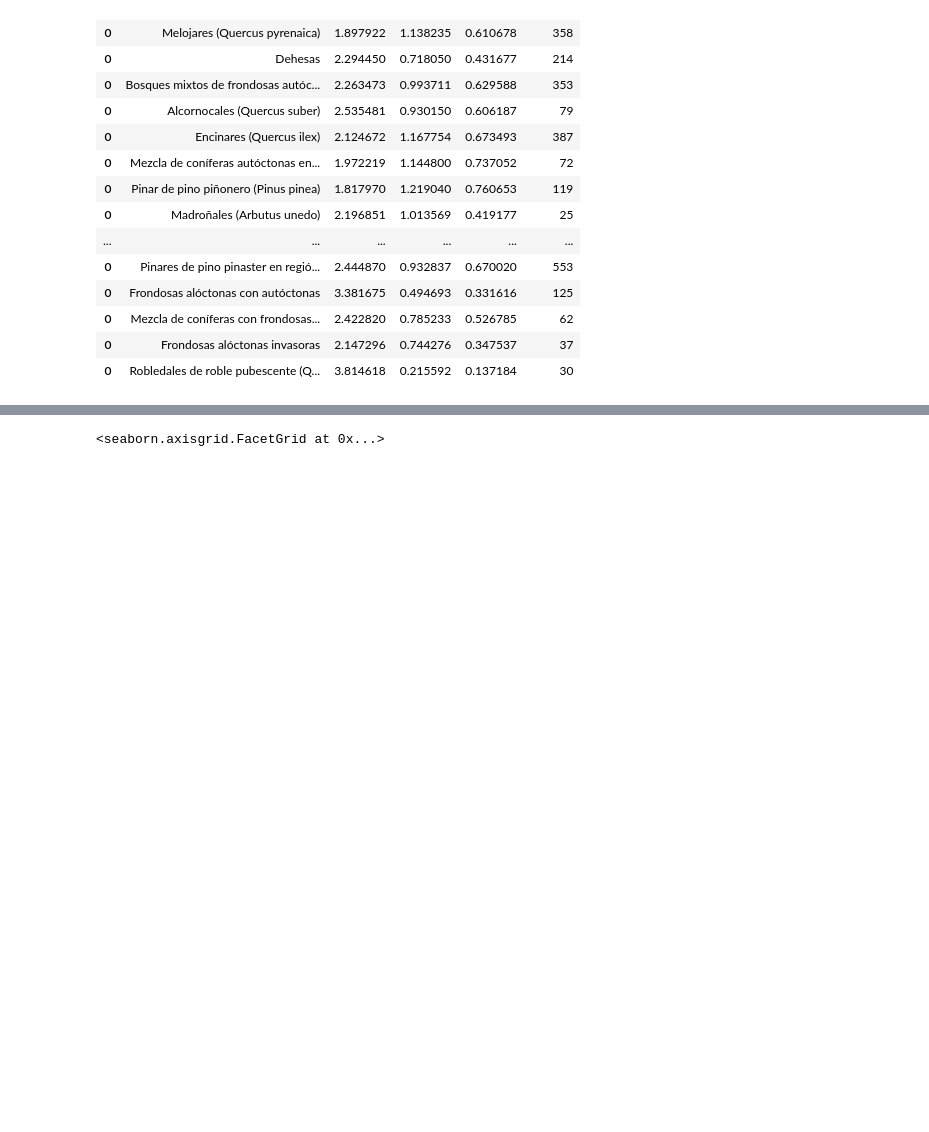
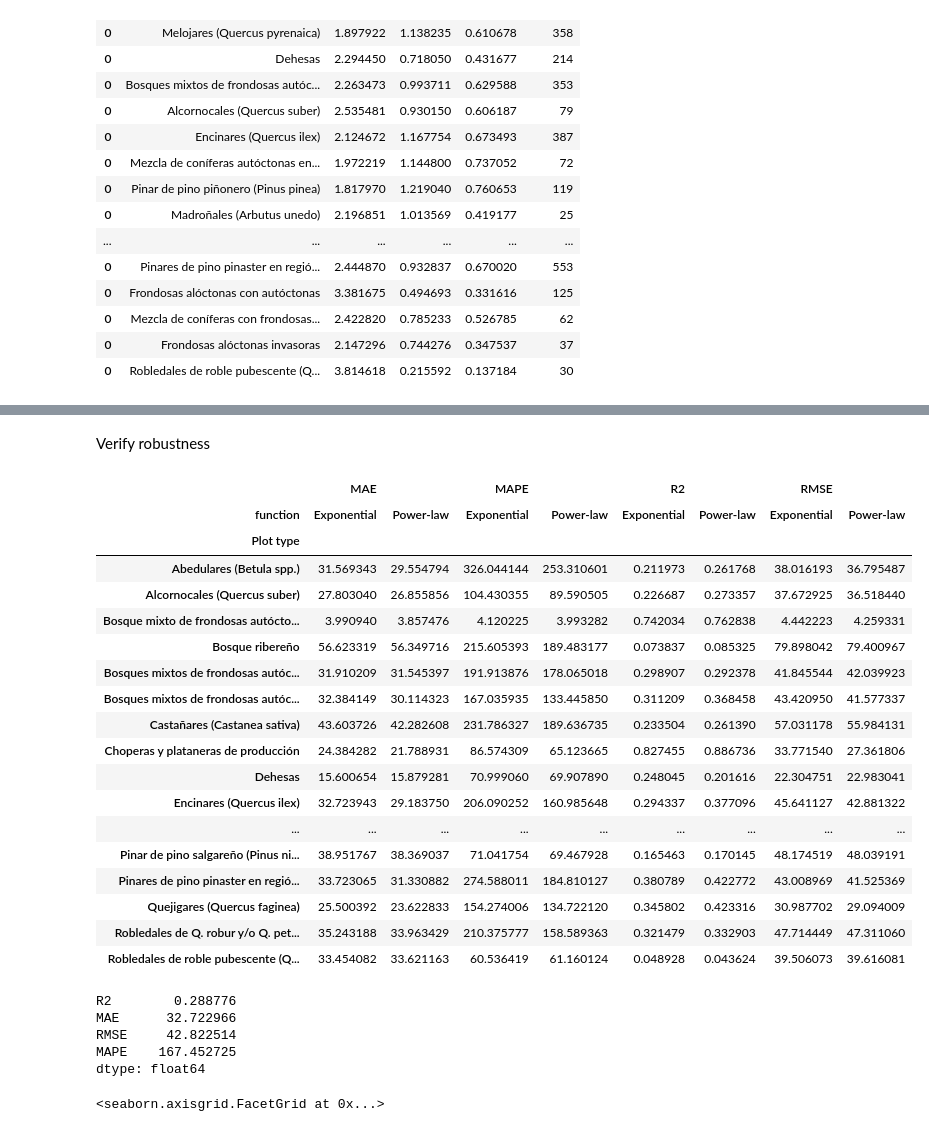
Before and after one commit to diegomvd/iberian.carbon, a Jupyter notebook: sample_canopy_height_NFI.ipynb, the cells around one changed output, grey strips where cells are left out. Cells and saved outputs as stored; diff of their text form; code cells hidden in the pictures; blank space fills up the shorter version.

```diff
--- a/sample_canopy_height_NFI.ipynb
+++ b/sample_canopy_height_NFI.ipynb
@@ -148 +193,72 @@ allometries
+# %% [markdown]
+Verify robustness
+# %%
+def power_law(x,a,b):
+    return a*np.power(x,b)
+
+def exponential(x,a,b):
+    return np.exp(a+x*b)
+
+from scipy.optimize import curve_fit
+
+error_df = pd.DataFrame()
+
+for function in [power_law,exponential]:
+    if function == power_law:
+        func_name = 'Power-law'
+    else:
+        func_name = 'Exponential'
+    for plot_type in df['Plot type'].unique():
+
+        df_plot = df[df['Plot type']==plot_type]
+
+        true_agbd = df_plot['AGB']
+        hmean = df_plot['Hmean']
+
+        try:
+            fit = curve_fit(function,hmean,true_agbd,method='lm')
+            a = fit[0][0]
+            b = fit[0][1]
+
+            fitted_agbd = function(hmean,a,b)
+            R2 = r2_score(true_agbd,fitted_agbd)
+            mae = mean_absolute_error(true_agbd,fitted_agbd)
+            rmse = root_mean_squared_error(true_agbd,fitted_agbd)
+            mape = mean_absolute_percentage_error(true_agbd,fitted_agbd)*100
+
+
+            new_row = pd.DataFrame({'Plot type':[plot_type],'function':func_name,'R2':[R2],'MAE':[mae],'RMSE':[rmse],'MAPE':[mape]})
+            error_df = pd.concat([error_df,new_row],axis='rows')
+        except:
+            continue
+
+error_df.pivot_table(index='Plot type',columns='function',values=['R2','MAE','RMSE','MAPE'])
+# %% [output]
+|  | MAE |  | MAPE |  | R2 |  | RMSE |  |
+| function | Exponential | Power-law | Exponential | Power-law | Exponential | Power-law | Exponential | Power-law |
+| Plot type |  |  |  |  |  |  |  |  |
+| Abedulares (Betula spp.) | 31.569343 | 29.554794 | 326.044144 | 253.310601 | 0.211973 | 0.261768 | 38.016193 | 36.795487 |
+| Alcornocales (Quercus suber) | 27.803040 | 26.855856 | 104.430355 | 89.590505 | 0.226687 | 0.273357 | 37.672925 | 36.518440 |
+| Bosque mixto de frondosas autócto... | 3.990940 | 3.857476 | 4.120225 | 3.993282 | 0.742034 | 0.762838 | 4.442223 | 4.259331 |
+| Bosque ribereño | 56.623319 | 56.349716 | 215.605393 | 189.483177 | 0.073837 | 0.085325 | 79.898042 | 79.400967 |
+| Bosques mixtos de frondosas autóc... | 31.910209 | 31.545397 | 191.913876 | 178.065018 | 0.298907 | 0.292378 | 41.845544 | 42.039923 |
+| Bosques mixtos de frondosas autóc... | 32.384149 | 30.114323 | 167.035935 | 133.445850 | 0.311209 | 0.368458 | 43.420950 | 41.577337 |
+| Castañares (Castanea sativa) | 43.603726 | 42.282608 | 231.786327 | 189.636735 | 0.233504 | 0.261390 | 57.031178 | 55.984131 |
+| Choperas y plataneras de producción | 24.384282 | 21.788931 | 86.574309 | 65.123665 | 0.827455 | 0.886736 | 33.771540 | 27.361806 |
+| Dehesas | 15.600654 | 15.879281 | 70.999060 | 69.907890 | 0.248045 | 0.201616 | 22.304751 | 22.983041 |
+| Encinares (Quercus ilex) | 32.723943 | 29.183750 | 206.090252 | 160.985648 | 0.294337 | 0.377096 | 45.641127 | 42.881322 |
+| ... | ... | ... | ... | ... | ... | ... | ... | ... |
+| Pinar de pino salgareño (Pinus ni... | 38.951767 | 38.369037 | 71.041754 | 69.467928 | 0.165463 | 0.170145 | 48.174519 | 48.039191 |
+| Pinares de pino pinaster en regió... | 33.723065 | 31.330882 | 274.588011 | 184.810127 | 0.380789 | 0.422772 | 43.008969 | 41.525369 |
+| Quejigares (Quercus faginea) | 25.500392 | 23.622833 | 154.274006 | 134.722120 | 0.345802 | 0.423316 | 30.987702 | 29.094009 |
+| Robledales de Q. robur y/o Q. pet... | 35.243188 | 33.963429 | 210.375777 | 158.589363 | 0.321479 | 0.332903 | 47.714449 | 47.311060 |
+| Robledales de roble pubescente (Q... | 33.454082 | 33.621163 | 60.536419 | 61.160124 | 0.048928 | 0.043624 | 39.506073 | 39.616081 |
+# %%
+error_df.set_index('Plot type').median()
+# %% [output]
+R2        0.288776
+MAE      32.722966
+RMSE     42.822514
+MAPE    167.452725
+dtype: float64
 # %%
```
Also changed, not shown: parts of 4 cells of this notebook.
